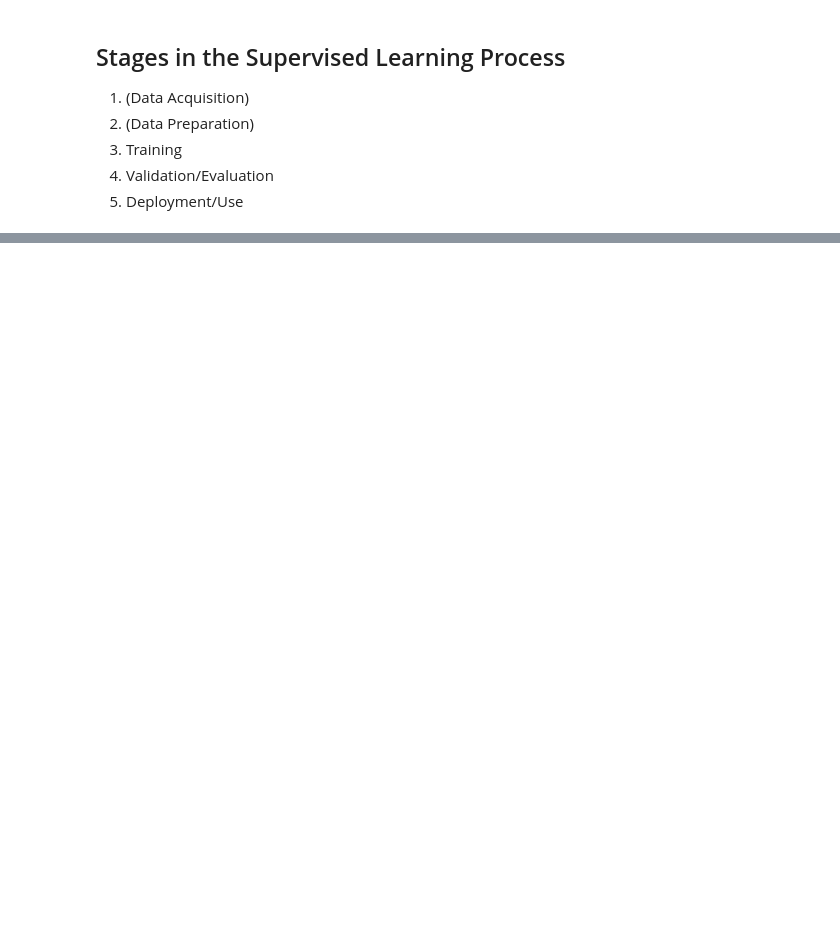
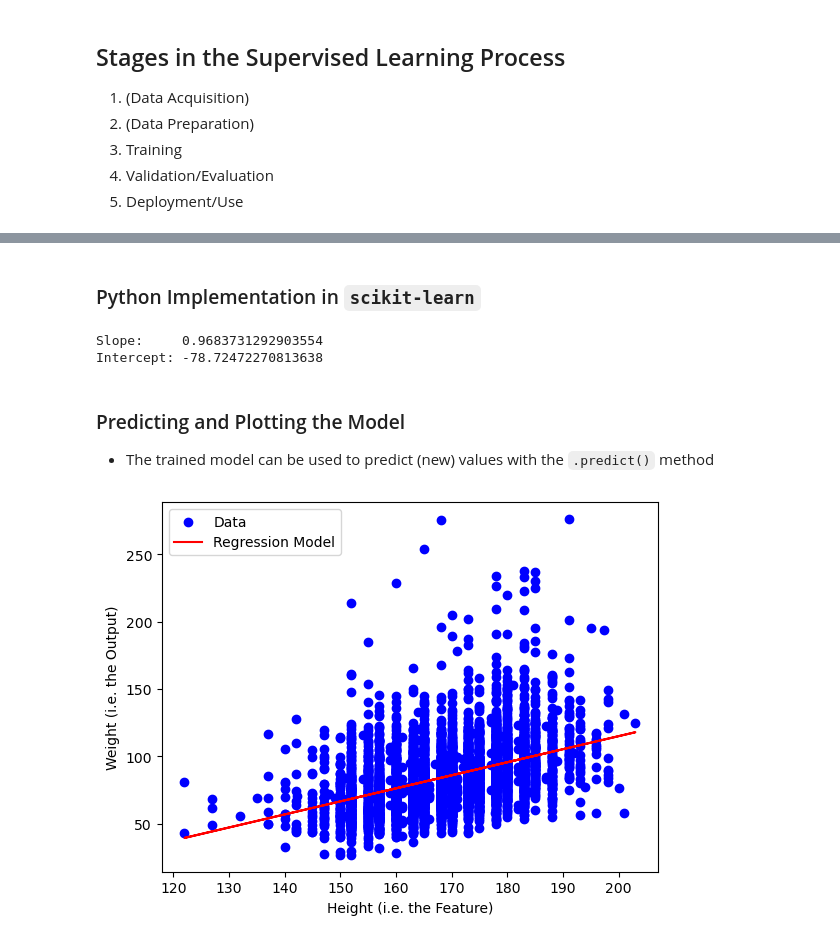
Before and after one commit to stuartbowyer/teaching.bowyer.github.io, a Jupyter notebook: SDSAI/4/Supervised_Learning.ipynb, the cells around one changed output, grey strips where cells are left out. Drawn from its saved outputs; the diff is of its cells as text; code cells hidden in the pictures; blank space fills up the shorter version.

```diff
--- a/SDSAI/4/Supervised_Learning.ipynb
+++ b/SDSAI/4/Supervised_Learning.ipynb
@@ -106,0 +163,46 @@ Demonstrate explain why these are helpful
+# %% [markdown]
+### Python Implementation in `scikit-learn`
+# %%
+# Import the linear regression function from sklearn
+from sklearn.linear_model import LinearRegression
+
+# Prepare our data
+#  - first remove any nan values as LR cannot work with them (if not already cleaned)
+data = df_day1_vitalsign.dropna(subset=['height', 'weight'])
+X = data[['height']]     # Note: Double brackets to maintain X as a DataFrame
+Y = data['weight']       # Single bracket for a Series
+
+# Create the model
+model = LinearRegression()
+
+# Train (fit) the model
+model.fit(X,Y)
+
+# Print model coefficients
+print(f'Slope:     {model.coef_[0]}')
+print(f'Intercept: {model.intercept_}')
+# %% [output]
+Slope:     0.9683731292903554
+Intercept: -78.72472270813638
+# %% [markdown]
+### Predicting and Plotting the Model
+*   The trained model can be used to predict (new) values with the `.predict()` method
+# %%
+# Make predictions on the entire range of X values
+Y_pred = model.predict(X)
+
+# Plot the scatter plot of the data
+plt.scatter(X, Y, color='blue', label='Data')
+
+# Plot the regression line
+plt.plot(X, Y_pred, color='red', label='Regression Model')
+
+# Add labels and a legend
+plt.xlabel('Height (i.e. the Feature)')
+plt.ylabel('Weight (i.e. the Output)')
+plt.legend()
+
+# Show the plot
+plt.show()
+# %% [output]
+[figure, added]
```
Also changed, not shown: parts of 99 cells of this notebook, 11 other files.
